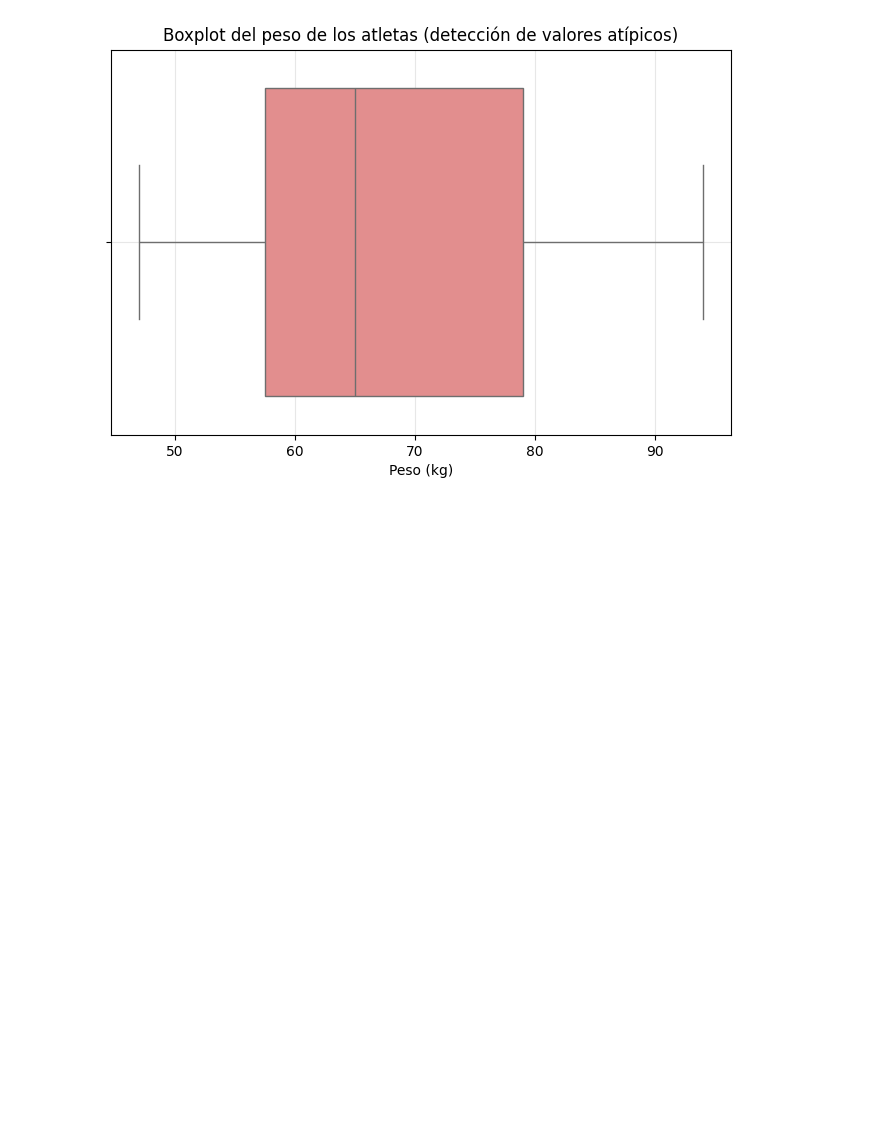
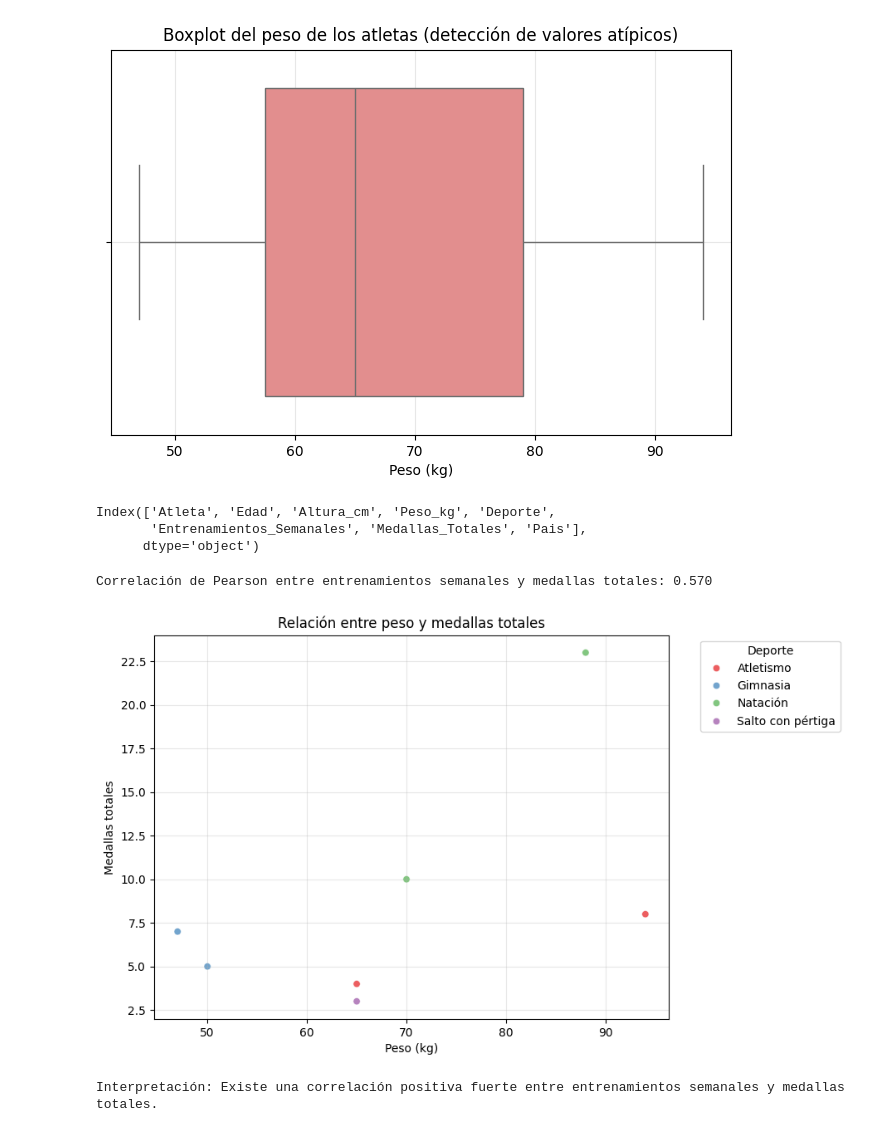
Before and after one commit to AenimaLabs/CienciaDatos0067, a Jupyter notebook: EvaluaciónFinalM4.ipynb, the cells around one changed output. Drawn from its saved outputs; the diff is of its cells as text; code cells hidden in the pictures; blank space fills up the shorter version.

```diff
--- a/EvaluaciónFinalM4.ipynb
+++ b/EvaluaciónFinalM4.ipynb
@@ -116,3 +118,38 @@ plt.show()
 Medallas totales - Media: 8.57, Mediana: 7.0, Moda: 3
 Desviación estándar de la altura: 18.72 cm
 [figure]
+# %%
+df.columns
+# %% [output]
+Index(['Atleta', 'Edad', 'Altura_cm', 'Peso_kg', 'Deporte',
+       'Entrenamientos_Semanales', 'Medallas_Totales', 'Pais'],
+      dtype='object')
+# %%
+# Correlación de Pearson entre entrenamientos semanales y medallas totales
+corr_entren_medallas = df['Entrenamientos_Semanales'].corr(df['Medallas_Totales'])
+print(f"Correlación de Pearson entre entrenamientos semanales y medallas totales: {corr_entren_medallas:.3f}")
+
+# Gráfico de dispersión entre peso y medallas totales
+plt.figure(figsize=(8, 6))
+sns.scatterplot(data=df, x='Peso_kg', y='Medallas_Totales', hue='Deporte', palette='Set1', alpha=0.7)
+plt.title('Relación entre peso y medallas totales')
+plt.xlabel('Peso (kg)')
+plt.ylabel('Medallas totales')
+plt.legend(title='Deporte', bbox_to_anchor=(1.05, 1), loc='upper left')
+plt.grid(True, alpha=0.3)
+plt.show()
+
+# Explicación
+if abs(corr_entren_medallas) < 0.3:
+    relacion = "muy débil"
+elif abs(corr_entren_medallas) < 0.5:
+    relacion = "moderada"
+else:
+    relacion = "fuerte"
+
+print(f"\nInterpretación: Existe una correlación {'positiva' if corr_entren_medallas > 0 else 'negativa'} {relacion} "
+      f"entre entrenamientos semanales y medallas totales.")
+# %% [output]
+Correlación de Pearson entre entrenamientos semanales y medallas totales: 0.570
+[figure, added]
+Interpretación: Existe una correlación positiva fuerte entre entrenamientos semanales y medallas totales.
```
Also changed, not shown: parts of 3 cells of this notebook.
